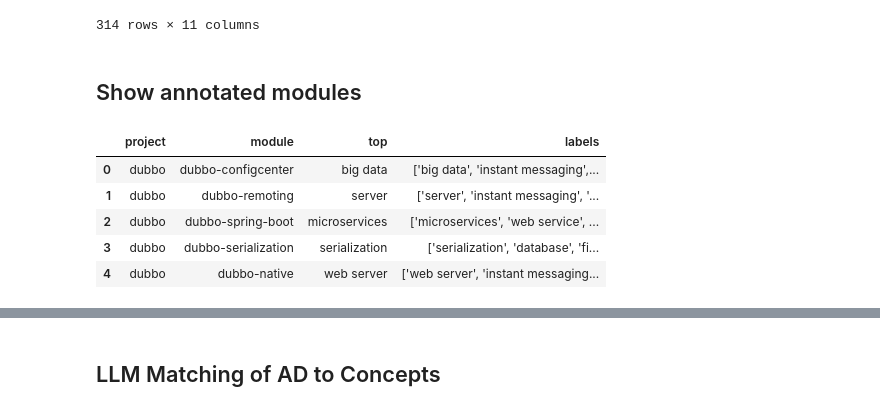
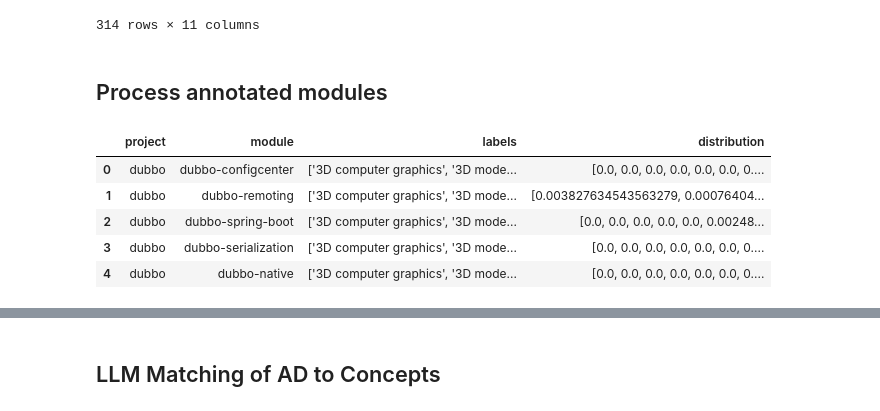
Before and after one commit to zakipauzi/concept-domain-coverage, a Jupyter notebook: 2_topic_ad_matching_embeddings.ipynb, the cells around one changed output, grey strips where cells are left out. Cells and saved outputs as stored; diff of their text form; code cells hidden in the pictures.

```diff
--- a/2_topic_ad_matching_embeddings.ipynb
+++ b/2_topic_ad_matching_embeddings.ipynb
@@ -24,15 +24,15 @@ topics_df
 | 313 | 45_archiva-components | spring-taskqueue | 3 | 5 | [(0, [('task', 0.33837277), ('eva... | [['task', 'evaluator', 'queue', '... | ... |
 314 rows × 11 columns
 # %% [markdown]
-## Show annotated modules
+## Process annotated modules
 # %%
 anno_df = pd.read_csv("module_annotation.csv")
-anno_df = anno_df[["project", "module", "top", "labels"]]
+anno_sub_df = anno_df[["labels", "distribution"]]
 anno_df.head()
 # %% [output]
-|  | project | module | top | labels |
-| 0 | dubbo | dubbo-configcenter | big data | ['big data', 'instant messaging',... |
-| 1 | dubbo | dubbo-remoting | server | ['server', 'instant messaging', '... |
-| 2 | dubbo | dubbo-spring-boot | microservices | ['microservices', 'web service', ... |
-| 3 | dubbo | dubbo-serialization | serialization | ['serialization', 'database', 'fi... |
-| 4 | dubbo | dubbo-native | web server | ['web server', 'instant messaging... |
+|  | project | module | labels | distribution |
+| 0 | dubbo | dubbo-configcenter | ['3D computer graphics', '3D mode... | [0.0, 0.0, 0.0, 0.0, 0.0, 0.0, 0.... |
+| 1 | dubbo | dubbo-remoting | ['3D computer graphics', '3D mode... | [0.003827634543563279, 0.00076404... |
+| 2 | dubbo | dubbo-spring-boot | ['3D computer graphics', '3D mode... | [0.0, 0.0, 0.0, 0.0, 0.0, 0.00248... |
+| 3 | dubbo | dubbo-serialization | ['3D computer graphics', '3D mode... | [0.0, 0.0, 0.0, 0.0, 0.0, 0.0, 0.... |
+| 4 | dubbo | dubbo-native | ['3D computer graphics', '3D mode... | [0.0, 0.0, 0.0, 0.0, 0.0, 0.0, 0.... |
```
Also changed, not shown: parts of 5 cells of this notebook.
